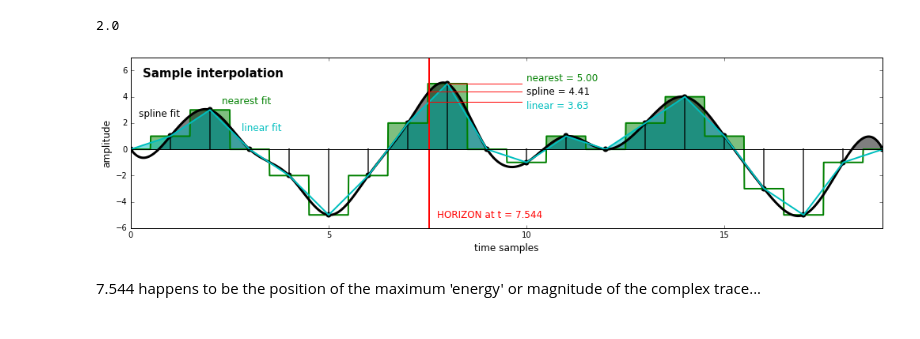
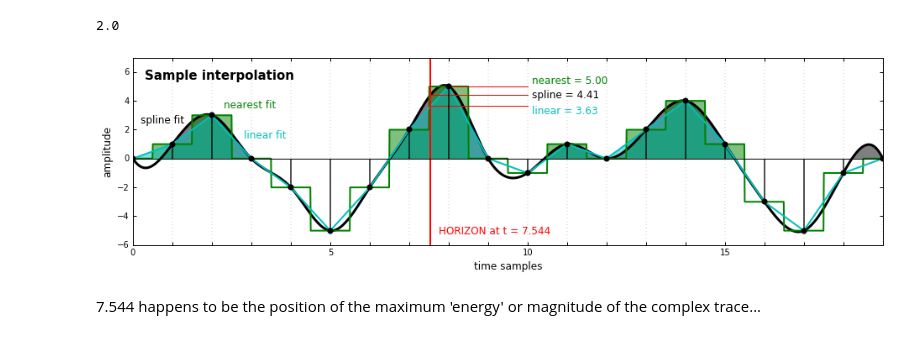
Before and after one commit to kwinkunks/notebooks, a Jupyter notebook: Horizons_and_attributes-TLE.ipynb, the cells around one changed output. Cells and saved outputs as stored; diff of their text form; code cells hidden in the pictures.

```diff
--- a/Horizons_and_attributes-TLE.ipynb
+++ b/Horizons_and_attributes-TLE.ipynb
@@ -180,7 +63,8 @@ amp_nearest = read_amp(trace, t, method='nearest')
 styles = {'ha':'left', 'va':'center', 'size':12}
 fig = plt.figure(figsize=(16,4))
 
-ax = fig.add_axes([0.05,0.15,0.825,0.75])
+#ax = fig.add_axes([0.05,0.15,0.825,0.75])
+ax = fig.add_subplot(111)
 
 # Fix some types
 hor_spline = float(hor_spline)
@@ -188,55 +72,65 @@ hor_linear = float(hor_linear)
 zero_order = float(zero_order)
 
 # Samples
-ax.scatter(x, trace, s=50, c='k', lw=0)
+ax.scatter(x, trace, s=50, c='k', lw=0, zorder=10)
 for i, v in enumerate(trace):
+    adj = 0.01
     if v > 0:
-        ax.axvline(x=i, ymin=6/13, ymax=6/13 + v/13., c='k', alpha=0.67, lw=2)
+        ax.axvline(x=i, ymin=6/13, ymax=6/13 + v/13., c='k', alpha=0.67, lw=2, zorder=9)
     else:
-        ax.axvline(x=i, ymin=6/13 + v/13., ymax=6/13, c='k', alpha=0.67, lw=2)
+        ax.axvline(x=i, ymin=6/13 + v/13., ymax=6/13-adj, c='k', alpha=0.67, lw=2, zorder=9)
+
+# Spline interpolated
+ax.plot(t, amp_spline, 'k', lw=3)
+ax.fill_between(t, 0, amp_spline, where=amp_spline>0, color='k', alpha=0.5, lw=0)
+ax.text(0.2, 2.7, "spline fit", color='k', **styles)
 
 # Nearest interpolated
 ax.plot(t, amp_nearest, 'g', lw=2)
 ax.fill_between(t, 0, amp_nearest, where=amp_nearest>0, color='g', alpha=0.5, lw=0)
 ax.text(2.3, 3.7, "nearest fit", color='g', **styles)
-
-# Spline interpolated
-ax.plot(t, amp_spline, 'k', lw=3)
-ax.fill_between(t, 0, amp_spline, where=amp_spline>0, color='k', alpha=0.5, lw=0)
-ax.text(0.2, 2.7, "spline fit", color='k', **styles)
 
 # Linear interpolated
 ax.plot(t, amp_linear, 'c', lw=2)
 ax.fill_between(t, 0, amp_linear, where=amp_linear>0, color='c', alpha=0.5, lw=0)
 ax.text(2.8, 1.6, "linear fit", color='c', **styles)
 
 # Horizon crossing point and amplitudes
-pos = 10
+pos = 10.1
 ax.axvline(x=horizon, c='r', lw=2)
 ax.text(horizon+0.2, -5, "HORIZON at t = {}".format(horizon), color='r', **styles)
 
-styles = {'ha':'left', 'va':'center', 'size':12, 'backgroundcolor':'w'}
+styles = {'ha':'left', 'va':'center', 'size':12}
 ax.axhline(y=5, xmin=8/19., xmax=10/19, c='r', lw=1)
 ax.axhline(y=hor_spline, xmin=horizon/19., xmax=10/19, c='r', lw=1)
 ax.axhline(y=hor_linear, xmin=horizon/19., xmax=10/19, c='r', lw=1)
 #ax.axhline(y=zero_order, xmin=7/19., xmax=10/19, c='r', lw=1)
 ax.text(pos, 5+0.4, "nearest = {:.2f}".format(5), color='g', **styles)
 ax.text(pos, hor_spline, "spline = {:.2f}".format(hor_spline), color='k', **styles)
 ax.text(pos, hor_linear-0.3, "linear = {:.2f}".format(hor_linear), color='c', **styles)
 #ax.text(pos, zero_order, "zero-order = {:.2f}".format(zero_order), color='k', **styles)
 
 # Axes etc.
 ax.text(0.3, 5.5, 'Sample interpolation', size=15, weight="bold")
 ax.axhline(0, color='k')
 ax.set_xlim(0, 19)
 ax.set_ylim(-6, 7)
 plt.xlabel('time samples', size=12)
 plt.ylabel('amplitude', size=12)
+plt.minorticks_on()
+ax.tick_params(length=4, width=1, which='both')
+ax.set_yscale('linear', subsx=np.arange(-6, 6, 2))
+plt.gca().xaxis.grid(True, which='both', lw=2, color='k', alpha=0.1)
 
-#plt.savefig('/home/matt/trace_sampling.png', dpi=150)
+# Save figure to your home directory.
+import os
+env = %env
+plt.savefig(os.path.join(env['HOME'], "trace_sampling.png"), dpi=150)
+
+# Show figure.
 plt.show()
 # %% [output]
-[figure, old version]
+[figure, new version]
 # %% [markdown]
 7.544 happens to be the position of the maximum 'energy' or magnitude of the complex trace...
 # %%
```
Also changed, not shown: parts of 21 cells of this notebook.
